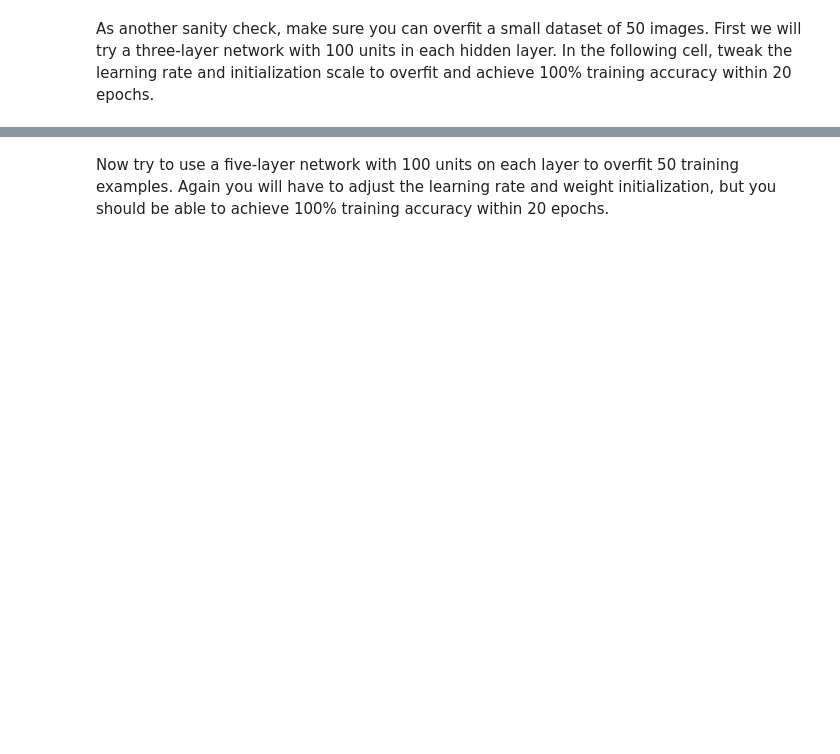
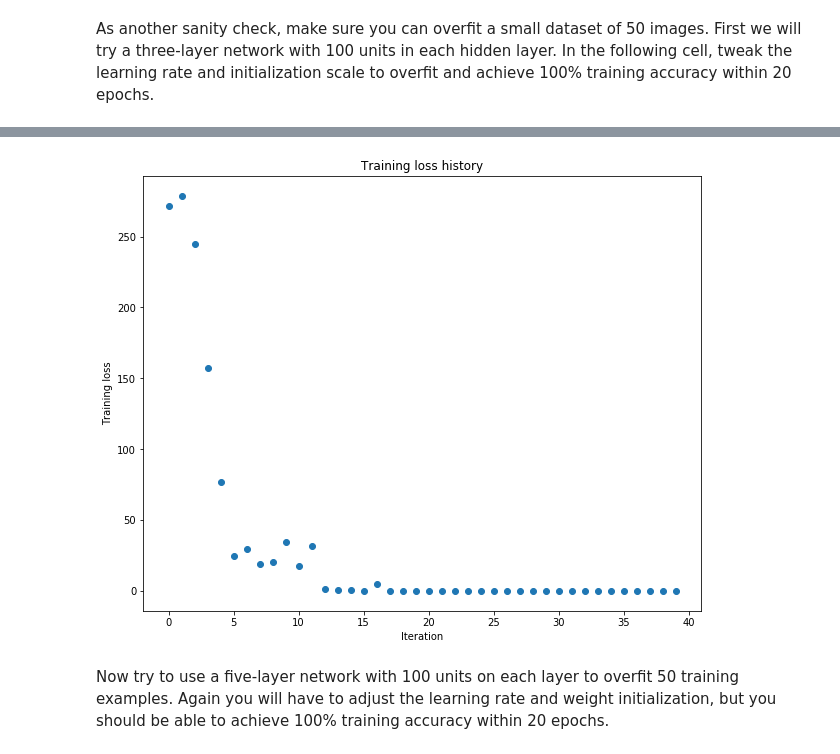
Before and after one commit to marrodion/cs231n, a Jupyter notebook: assignment_2/FullyConnectedNets.ipynb, the cells around one changed output, grey strips where cells are left out. Saved outputs shown, nothing was run; the diff lists cells and outputs as text; code cells hidden in the pictures; blank space fills up the shorter version.

```diff
--- a/assignment_2/FullyConnectedNets.ipynb
+++ b/assignment_2/FullyConnectedNets.ipynb
@@ -443,8 +447,8 @@ small_data = {
   'y_val': data['y_val'],
 }
 
-weight_scale = 1e-2
-learning_rate = 1e-4
+weight_scale = 1e-1
+learning_rate = 1e-3
 model = FullyConnectedNet([100, 100],
               weight_scale=weight_scale, dtype=np.float64)
 solver = Solver(model, small_data,
@@ -461,3 +465,4 @@ plt.title('Training loss history')
 plt.xlabel('Iteration')
 plt.ylabel('Training loss')
 plt.show()
+# %% [output]
@@ -464,3 +486,4 @@ plt.show()
+[figure, added]
 # %% [markdown]
 Now try to use a five-layer network with 100 units on each layer to overfit 50 training examples. Again you will have to adjust the learning rate and weight initialization, but you should be able to achieve 100% training accuracy within 20 epochs.
 # %%
```
Also changed, not shown: parts of 17 cells of this notebook, 11 other files.
